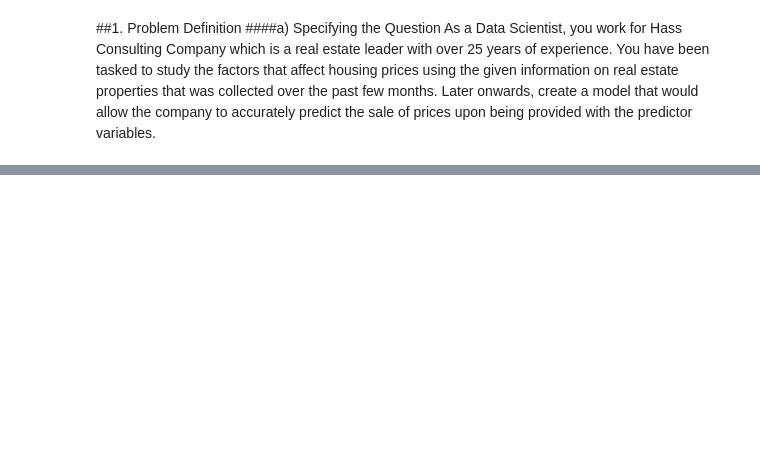
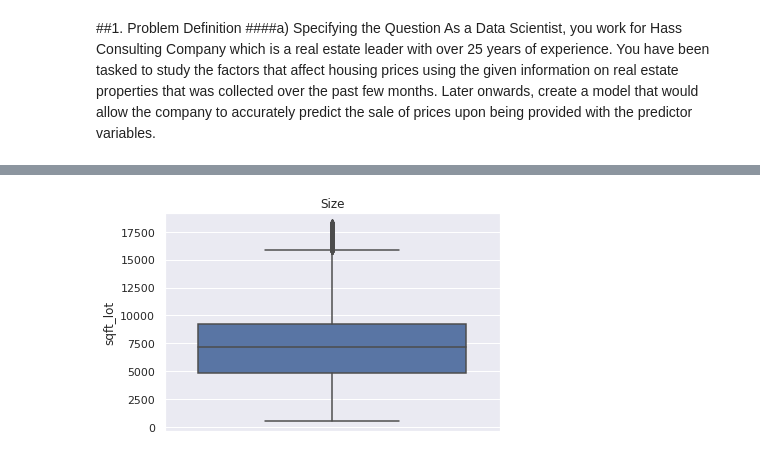
Before and after one commit to DaveChui/Machine_Learning_Regression, a Jupyter notebook: Machine_Learning_week_2_IP_04_2022_Dave_Njoroge.ipynb, the cells around one changed output, grey strips where cells are left out. Saved outputs shown, nothing was run; the diff lists cells and outputs as text; code cells hidden in the pictures; blank space fills up the shorter version.

```diff
--- a/Machine_Learning_week_2_IP_04_2022_Dave_Njoroge.ipynb
+++ b/Machine_Learning_week_2_IP_04_2022_Dave_Njoroge.ipynb
@@ -39,0 +248,18 @@ from statsmodels.stats.outliers_influence import variance_inflation_factor
+# %%
+# Using the IQR method to deal with outliers
+
+q25 = housedf['sqft_lot'].quantile(0.25)
+q75 = housedf['sqft_lot'].quantile(0.75)
+
+IQR = q75 - q25
+
+lower_limit = q25 - 1.5 * IQR
+upper_limit = q75 + 1.5 * IQR
+
+housedf = housedf[housedf['sqft_lot'] < upper_limit]
+
+sns.boxplot(data=housedf, y = 'sqft_lot')
+plt.title('Size')
+plt.show()
+# %% [output]
+[figure, added]
```
Also changed, not shown: parts of 104 cells of this notebook.
